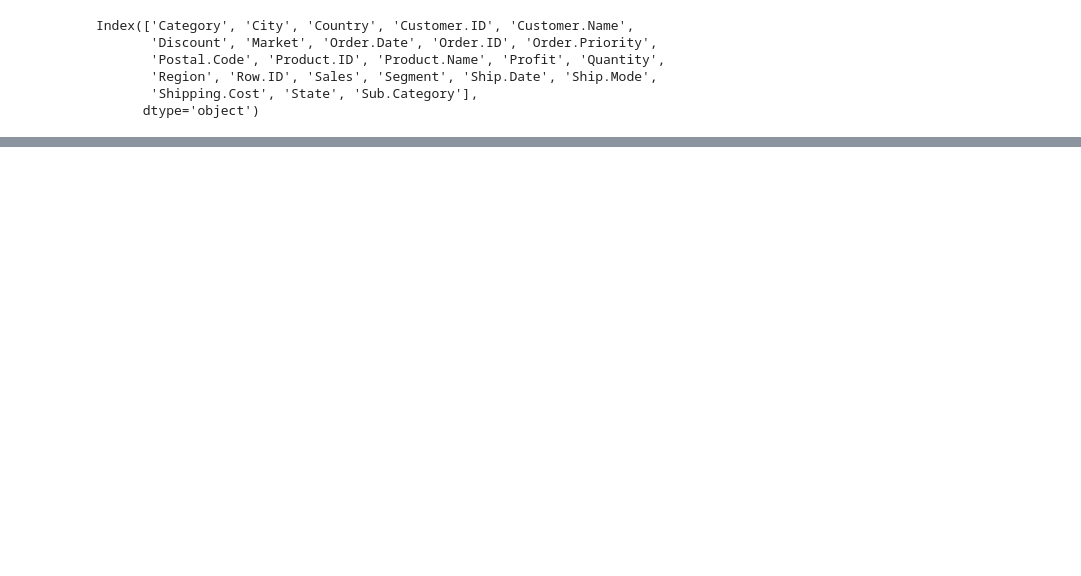
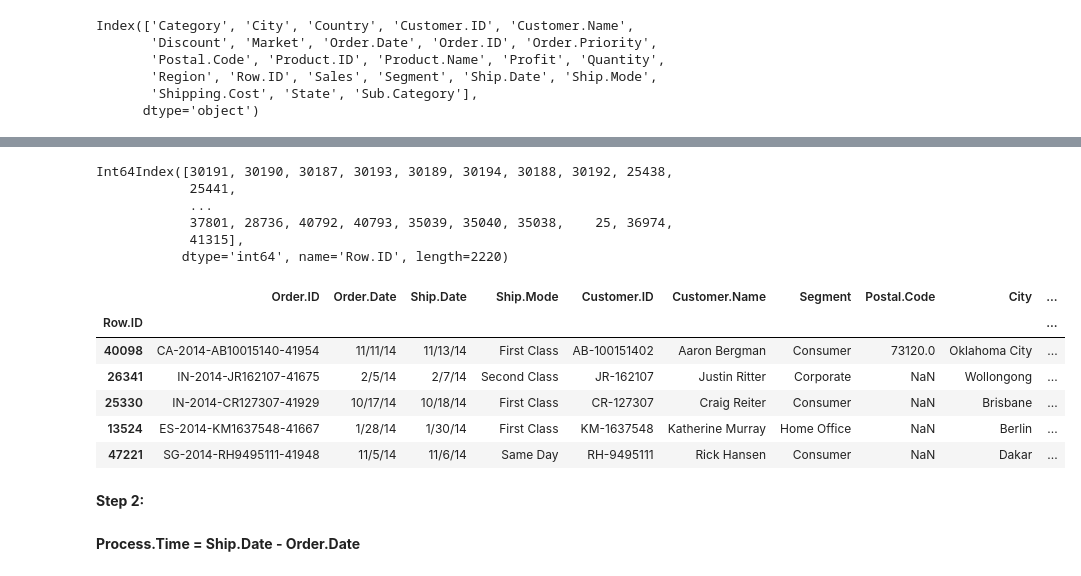
Before and after one commit to Rob-Lando/ml-lab, a Jupyter notebook: Machine_Learning_Lab.ipynb, the cells around one changed output, grey strips where cells are left out. Saved outputs shown, nothing was run; the diff lists cells and outputs as text; code cells hidden in the pictures; blank space fills up the shorter version.

```diff
--- a/Machine_Learning_Lab.ipynb
+++ b/Machine_Learning_Lab.ipynb
@@ -126,0 +447,21 @@ fig.show()
+# %%
+return_indices
+# %% [output]
+Int64Index([30191, 30190, 30187, 30193, 30189, 30194, 30188, 30192, 25438,
+            25441,
+            ...
+            37801, 28736, 40792, 40793, 35039, 35040, 35038,    25, 36974,
+            41315],
+           dtype='int64', name='Row.ID', length=2220)
+# %%
+Orders = Orders.set_index('Row.ID')
+# %%
+Orders.head()
+# %% [output]
+|  | Order.ID | Order.Date | Ship.Date | Ship.Mode | Customer.ID | Customer.Name | Segment | Postal.Code | City | ... |
+| Row.ID |  |  |  |  |  |  |  |  |  | ... |
+| 40098 | CA-2014-AB10015140-41954 | 11/11/14 | 11/13/14 | First Class | AB-100151402 | Aaron Bergman | Consumer | 73120.0 | Oklahoma City | ... |
+| 26341 | IN-2014-JR162107-41675 | 2/5/14 | 2/7/14 | Second Class | JR-162107 | Justin Ritter | Corporate | NaN | Wollongong | ... |
+| 25330 | IN-2014-CR127307-41929 | 10/17/14 | 10/18/14 | First Class | CR-127307 | Craig Reiter | Consumer | NaN | Brisbane | ... |
+| 13524 | ES-2014-KM1637548-41667 | 1/28/14 | 1/30/14 | First Class | KM-1637548 | Katherine Murray | Home Office | NaN | Berlin | ... |
+| 47221 | SG-2014-RH9495111-41948 | 11/5/14 | 11/6/14 | Same Day | RH-9495111 | Rick Hansen | Consumer | NaN | Dakar | ... |
@@ -126,0 +472,4 @@ fig.show()
+# %% [markdown]
+**Step 2:**
+# %% [markdown]
+**Process.Time = Ship.Date - Order.Date**
```
Also changed, not shown: parts of 45 cells of this notebook.
